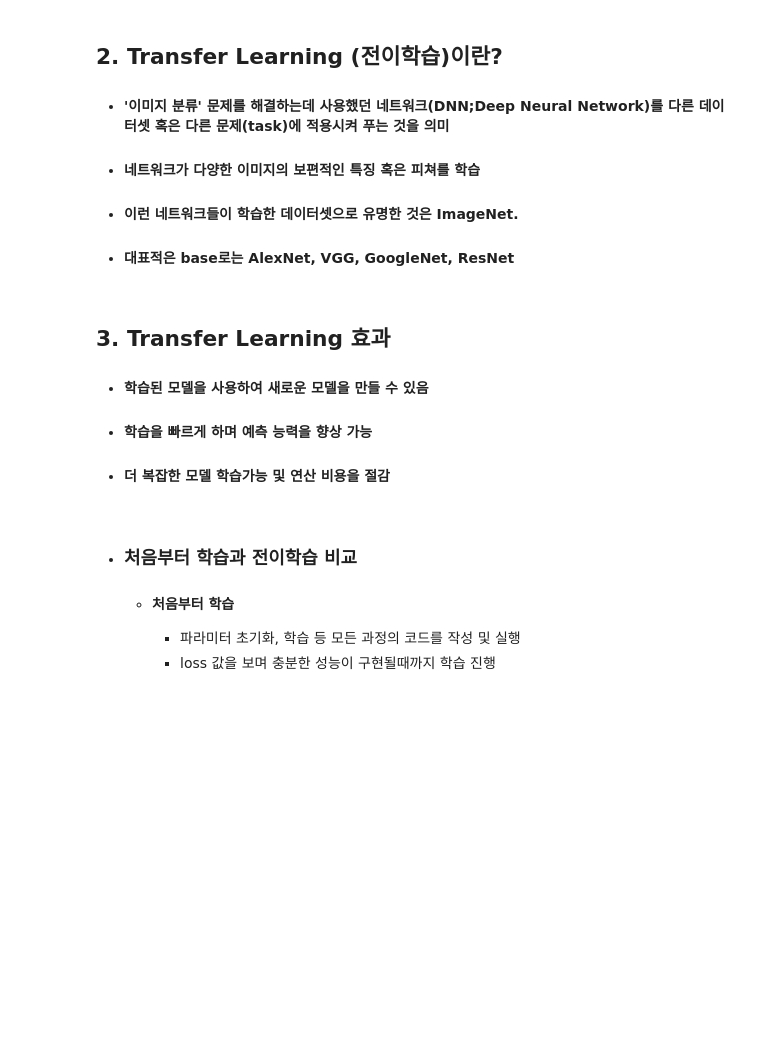
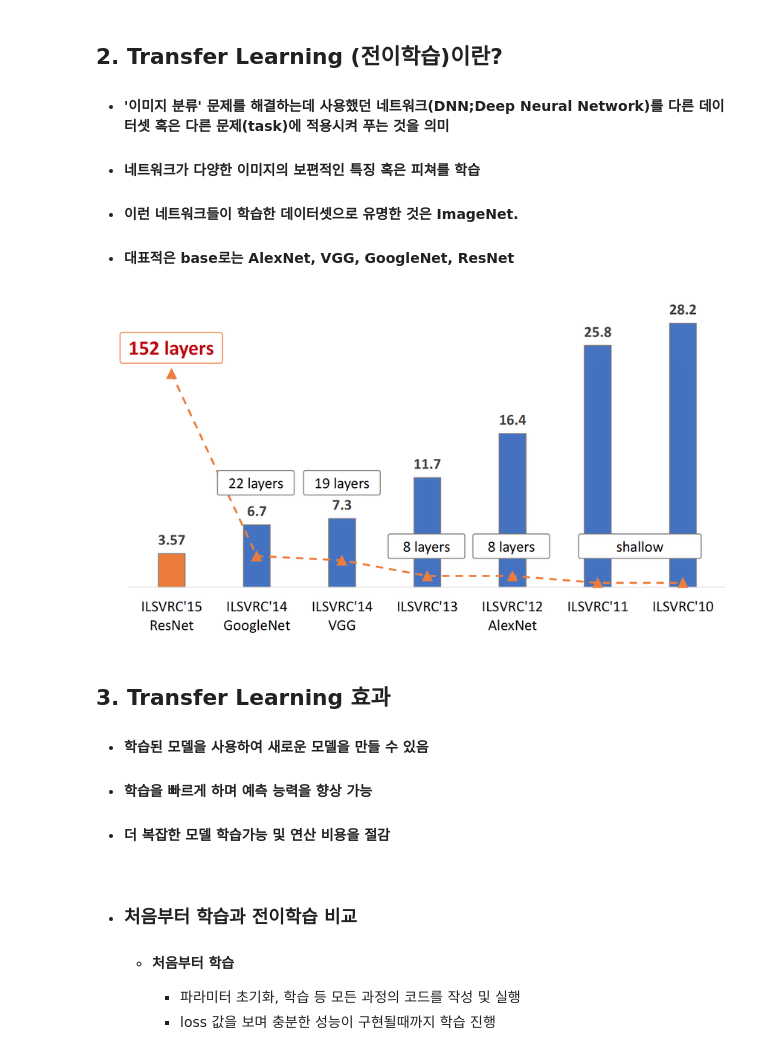
Before and after one commit to youngsoopar/Aiffel_practice, a Jupyter notebook: CV starting with deep learning/CV_starting_with_deep_learning_Chapter_7.ipynb, the cells around one changed output. Saved outputs shown, nothing was run; the diff lists cells and outputs as text; code cells hidden in the pictures; blank space fills up the shorter version.

```diff
--- a/CV starting with deep learning/CV_starting_with_deep_learning_Chapter_7.ipynb
+++ b/CV starting with deep learning/CV_starting_with_deep_learning_Chapter_7.ipynb
@@ -21,6 +21,10 @@ drive.mount('/gdrive', force_remount=True)
   - #### 네트워크가 다양한 이미지의 보편적인 특징 혹은 피쳐를 학습
   - #### 이런 네트워크들이 학습한 데이터셋으로 유명한 것은 ImageNet.
   - #### 대표적은 base로는 AlexNet, VGG, GoogleNet, ResNet
+# %%
+Image('/gdrive/My Drive/Deep learning/CV starting with deep learning/ILSVRC.png', width= 800, height = 400)
+# %% [output]
+[figure, added]
 # %% [markdown]
 ## 3. Transfer Learning 효과
   - #### 학습된 모델을 사용하여 새로운 모델을 만들 수 있음
```
Also changed, not shown: parts of 2 cells of this notebook.
